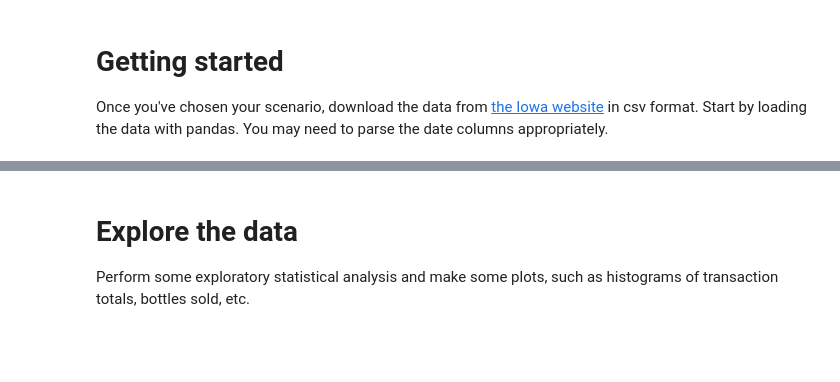
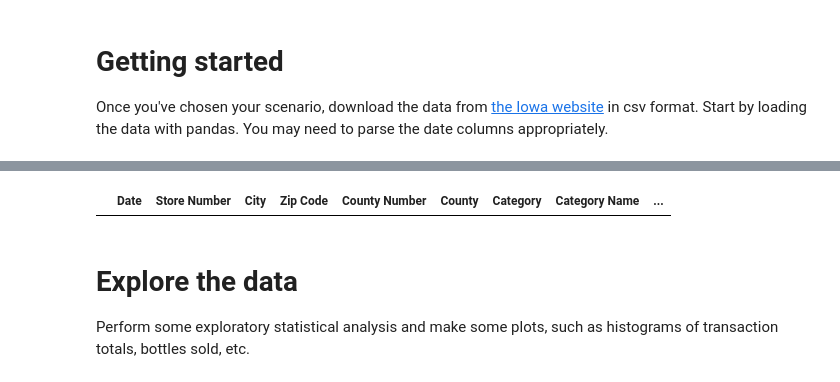
Before and after one commit to spockl/ga-dsi-1, a Jupyter notebook: projects/projects-weekly/project-03/starter-code/project-3-jocelyn-ong.ipynb, the cells around one changed output, grey strips where cells are left out. Saved outputs shown, nothing was run; the diff lists cells and outputs as text; code cells hidden in the pictures; blank space fills up the shorter version.

```diff
--- a/projects/projects-weekly/project-03/starter-code/project-3-jocelyn-ong.ipynb
+++ b/projects/projects-weekly/project-03/starter-code/project-3-jocelyn-ong.ipynb
@@ -27,0 +202,4 @@ df.head(3)
+# %%
+zip_county = {}
+for i in df['Zip Code'].drop_duplicates():
+    zip_county[i] = [df['County'][df['Zip Code']==i].unique().tolist()[0]][0]
@@ -27,0 +220,9 @@ df.head(3)
+# %%
+# We'll edit the counties manually for those which do not have a value elsewhere in the dataset
+# or where the zip straddles 2 counties
+zip_county[50237] = 'Polk'
+zip_county[51653] = 'Fremont'
+zip_county[52590] = 'Wayne'
+zip_county[50677] = 'Bremer'
+zip_county[51103] = 'Woodbury'
+zip_county[51632] = 'Page'
@@ -27,0 +249,3 @@ df.head(3)
+# %%
+for k, v in zip_county.items():
+    zip_county[k] = [v, ]
@@ -28 +272,7 @@ df.head(3)
+# %%
+df['County'] = df['Zip Code'].map(zip_county)
+# %%
+df[df['County'].isnull()]
+# %% [output]
+|  | Date | Store Number | City | Zip Code | County Number | County | Category | Category Name | ... |
 # %% [markdown]
```
Also changed, not shown: parts of 18 cells of this notebook.
